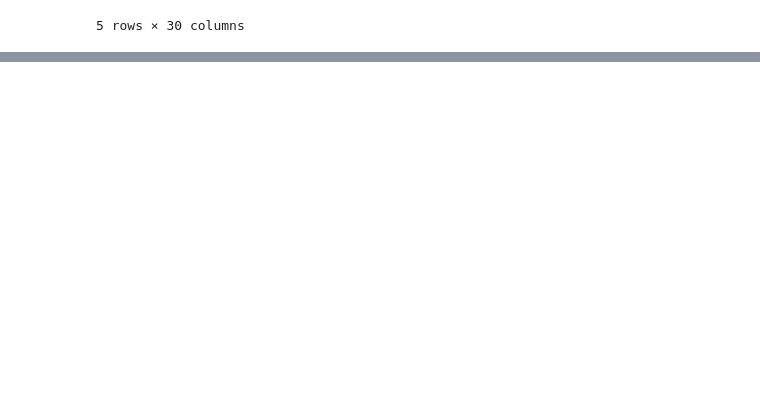
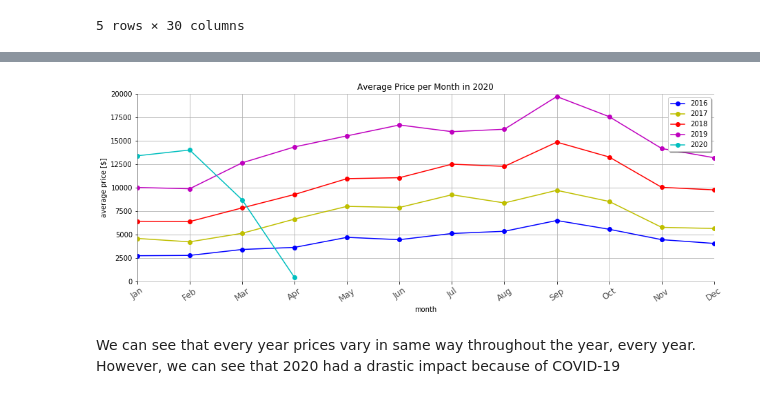
Before and after one commit to vitorarrais/data-science-notebooks, a Jupyter notebook: airbnb-berlin/airbnb-berlin.ipynb, the cells around one changed output, grey strips where cells are left out. Saved outputs shown, nothing was run; the diff lists cells and outputs as text; code cells hidden in the pictures; blank space fills up the shorter version.

```diff
--- a/airbnb-berlin/airbnb-berlin.ipynb
+++ b/airbnb-berlin/airbnb-berlin.ipynb
@@ -349,11 +334,6 @@ df_calendar20.head()
 | 3 | 116832 | 2020-04-20 | f | 70.0 |
 | 4 | 116832 | 2020-04-21 | f | 70.0 |
 # %%
-def get_month(date):
-    date = pd.to_datetime(date)
-    return date.month
-
-# get_month(df_calendar20['date'][0])
 df_calendar20['date'] = pd.to_datetime(df_calendar20['date'])
 df_calendar20['month'] = df_calendar20['date'].dt.month
 df_calendar20.head()
@@ -437,0 +411,3 @@ Key questions of this section
+# %%
+df = pd.read_csv('datasets/reviews_2020-04-17.csv', low_memory=False)
+df.tail()
@@ -437,0 +421,36 @@ Key questions of this section
+# %%
+df['parsed_date'] = pd.to_datetime(df['date'])
+df = df[df['parsed_date'] > pd.to_datetime('2016-01-01')]
+df['year'] = df['parsed_date'].dt.year
+df['month'] = df['parsed_date'].dt.month
+counts = df.groupby(['year','month'])['listing_id'].count().unstack(0)
+# %%
+line_style = {1: 'bo-', 2: 'yo-', 3: 'ro-', 4: 'mo-', 5: 'co-'}
+fig, graph = plt.subplots()
+count = 1
+
+for year in counts.columns:
+    data = counts[year]
+    x    = data.index
+    y    = list(data)
+    graph.plot(x, y, line_style[count], label = year)
+    count += 1
+
+labels = [get_month(str(i)) for i in range(1,13)]
+plt.xticks(ticks=range(1, counts.shape[0]+1),labels=labels, rotation=35, fontsize=12, alpha=.7)
+
+
+fig.set_size_inches(15, 5)
+graph.legend(shadow = True)
+graph.set(xlabel = 'month', ylabel = 'average price [$]', xlim=[1,12], ylim=[0,20_000], title = 'Average Price per Month in 2020')
+graph.grid()
+plt.gca().spines["top"].set_alpha(0.0)
+plt.gca().spines["bottom"].set_alpha(0.3)
+plt.gca().spines["right"].set_alpha(0.0)
+plt.gca().spines["left"].set_alpha(0.3)
+
+plt.show()
+# %% [output]
+[figure, added]
+# %% [markdown]
+We can see that every year prices vary in same way throughout the year, every year. However, we can see that 2020 had a drastic impact because of COVID-19
```
Also changed, not shown: parts of 28 cells of this notebook.
